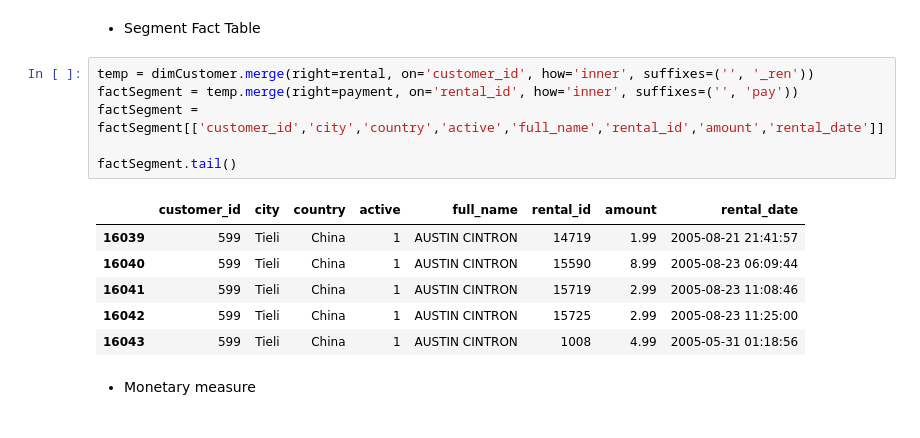
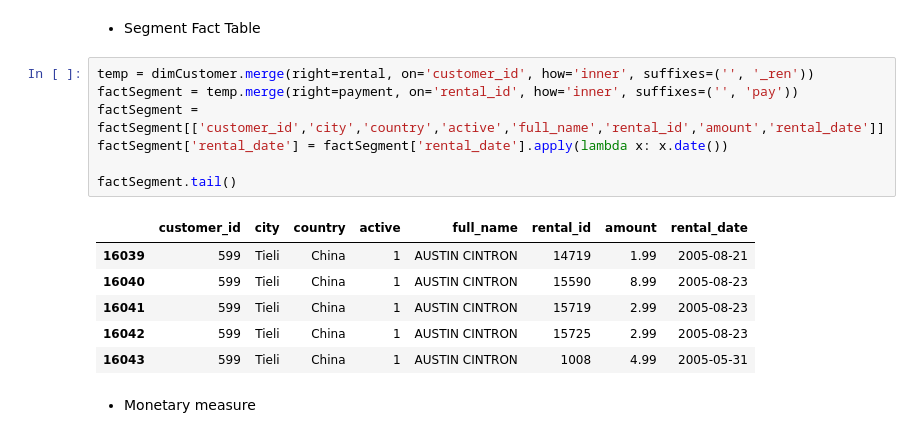
Before and after one commit to Narius2030/Sakila-Business-Analysis, a Jupyter notebook: customer_segment_fact.ipynb, the cells around one changed output. Cells and saved outputs as stored; diff of their text form.

Commit message:
feat: create and integrate Fact_Segment table

```diff
--- a/customer_segment_fact.ipynb
+++ b/customer_segment_fact.ipynb
@@ -140,16 +140,17 @@ None
 # %%
 temp = dimCustomer.merge(right=rental, on='customer_id', how='inner', suffixes=('', '_ren'))
 factSegment = temp.merge(right=payment, on='rental_id', how='inner', suffixes=('', 'pay'))
 factSegment = factSegment[['customer_id','city','country','active','full_name','rental_id','amount','rental_date']]
+factSegment['rental_date'] = factSegment['rental_date'].apply(lambda x: x.date())
 
 factSegment.tail()
 # %% [output]
 |  | customer_id | city | country | active | full_name | rental_id | amount | rental_date |
-| 16039 | 599 | Tieli | China | 1 | AUSTIN CINTRON | 14719 | 1.99 | 2005-08-21 21:41:57 |
-| 16040 | 599 | Tieli | China | 1 | AUSTIN CINTRON | 15590 | 8.99 | 2005-08-23 06:09:44 |
-| 16041 | 599 | Tieli | China | 1 | AUSTIN CINTRON | 15719 | 2.99 | 2005-08-23 11:08:46 |
-| 16042 | 599 | Tieli | China | 1 | AUSTIN CINTRON | 15725 | 2.99 | 2005-08-23 11:25:00 |
-| 16043 | 599 | Tieli | China | 1 | AUSTIN CINTRON | 1008 | 4.99 | 2005-05-31 01:18:56 |
+| 16039 | 599 | Tieli | China | 1 | AUSTIN CINTRON | 14719 | 1.99 | 2005-08-21 |
+| 16040 | 599 | Tieli | China | 1 | AUSTIN CINTRON | 15590 | 8.99 | 2005-08-23 |
+| 16041 | 599 | Tieli | China | 1 | AUSTIN CINTRON | 15719 | 2.99 | 2005-08-23 |
+| 16042 | 599 | Tieli | China | 1 | AUSTIN CINTRON | 15725 | 2.99 | 2005-08-23 |
+| 16043 | 599 | Tieli | China | 1 | AUSTIN CINTRON | 1008 | 4.99 | 2005-05-31 |
 # %% [markdown]
 * Monetary measure
 # %%
```
Also changed, not shown: parts of 1 cell of this notebook, 5 other files.
